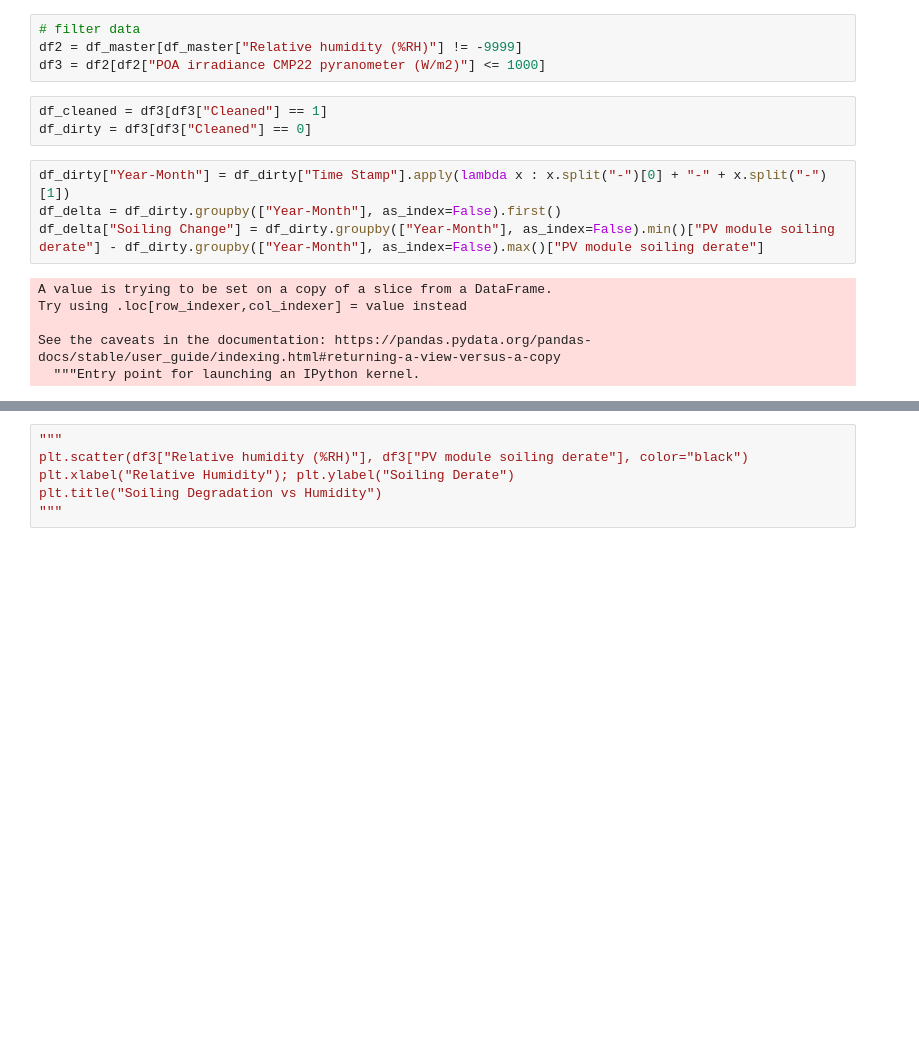
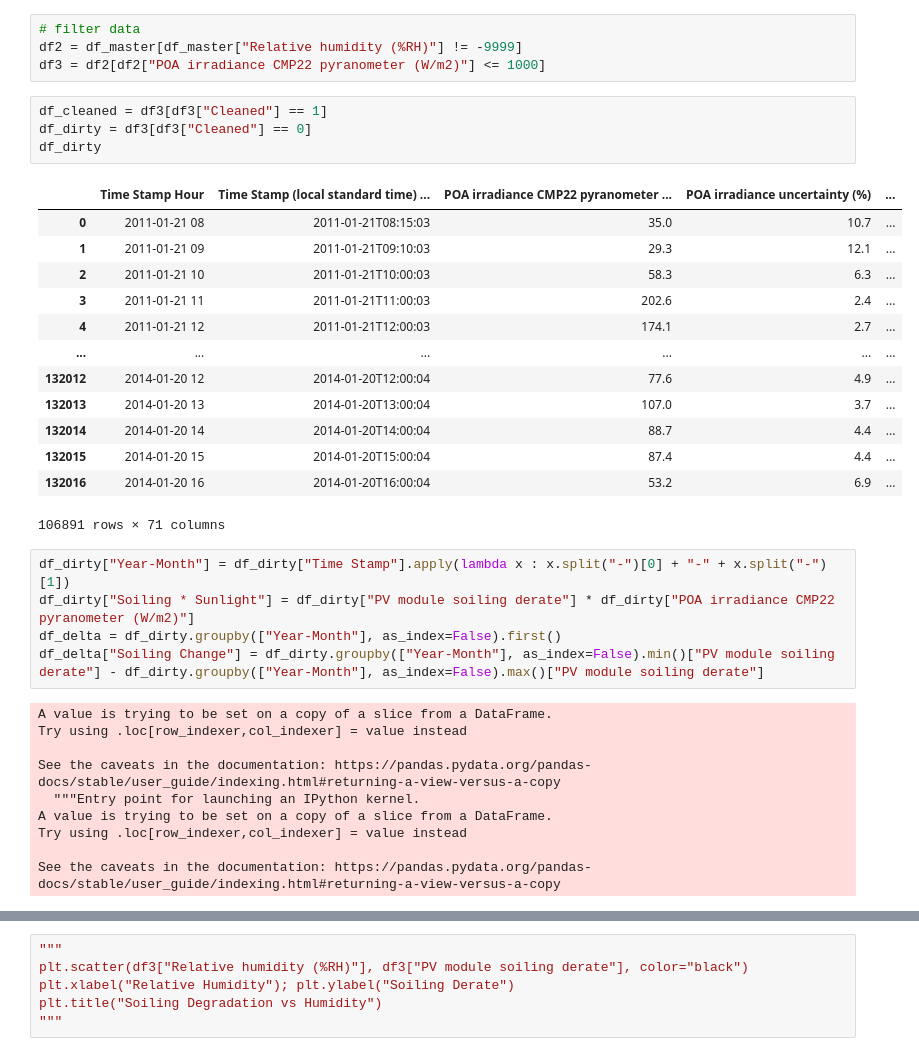
Before and after one commit to Edidas02/PV-Module-Model, a Jupyter notebook: solar-panels.ipynb, the cells around one changed output, grey strips where cells are left out. Drawn from its saved outputs; the diff is of its cells as text; blank space fills up the shorter version.

```diff
--- a/solar-panels.ipynb
+++ b/solar-panels.ipynb
@@ -142,8 +142,24 @@ df3 = df2[df2["POA irradiance CMP22 pyranometer (W/m2)"] <= 1000]
 # %%
 df_cleaned = df3[df3["Cleaned"] == 1]
 df_dirty = df3[df3["Cleaned"] == 0]
+df_dirty
+# %% [output]
+|  | Time Stamp Hour | Time Stamp (local standard time) ... | POA irradiance CMP22 pyranometer ... | POA irradiance uncertainty (%) | ... |
+| 0 | 2011-01-21 08 | 2011-01-21T08:15:03 | 35.0 | 10.7 | ... |
+| 1 | 2011-01-21 09 | 2011-01-21T09:10:03 | 29.3 | 12.1 | ... |
+| 2 | 2011-01-21 10 | 2011-01-21T10:00:03 | 58.3 | 6.3 | ... |
+| 3 | 2011-01-21 11 | 2011-01-21T11:00:03 | 202.6 | 2.4 | ... |
+| 4 | 2011-01-21 12 | 2011-01-21T12:00:03 | 174.1 | 2.7 | ... |
+| ... | ... | ... | ... | ... | ... |
+| 132012 | 2014-01-20 12 | 2014-01-20T12:00:04 | 77.6 | 4.9 | ... |
+| 132013 | 2014-01-20 13 | 2014-01-20T13:00:04 | 107.0 | 3.7 | ... |
+| 132014 | 2014-01-20 14 | 2014-01-20T14:00:04 | 88.7 | 4.4 | ... |
+| 132015 | 2014-01-20 15 | 2014-01-20T15:00:04 | 87.4 | 4.4 | ... |
+| 132016 | 2014-01-20 16 | 2014-01-20T16:00:04 | 53.2 | 6.9 | ... |
+106891 rows × 71 columns
 # %%
 df_dirty["Year-Month"] = df_dirty["Time Stamp"].apply(lambda x : x.split("-")[0] + "-" + x.split("-")[1])
+df_dirty["Soiling * Sunlight"] = df_dirty["PV module soiling derate"] * df_dirty["POA irradiance CMP22 pyranometer (W/m2)"]
 df_delta = df_dirty.groupby(["Year-Month"], as_index=False).first()
 df_delta["Soiling Change"] = df_dirty.groupby(["Year-Month"], as_index=False).min()["PV module soiling derate"] - df_dirty.groupby(["Year-Month"], as_index=False).max()["PV module soiling derate"]
 # %% [output]
@@ -152,3 +168,7 @@ Try using .loc[row_indexer,col_indexer] = value instead
 
 See the caveats in the documentation: https://pandas.pydata.org/pandas-docs/stable/user_guide/indexing.html#returning-a-view-versus-a-copy
   """Entry point for launching an IPython kernel.
+A value is trying to be set on a copy of a slice from a DataFrame.
+Try using .loc[row_indexer,col_indexer] = value instead
+
+See the caveats in the documentation: https://pandas.pydata.org/pandas-docs/stable/user_guide/indexing.html#returning-a-view-versus-a-copy
```
Also changed, not shown: parts of 7 cells of this notebook.
